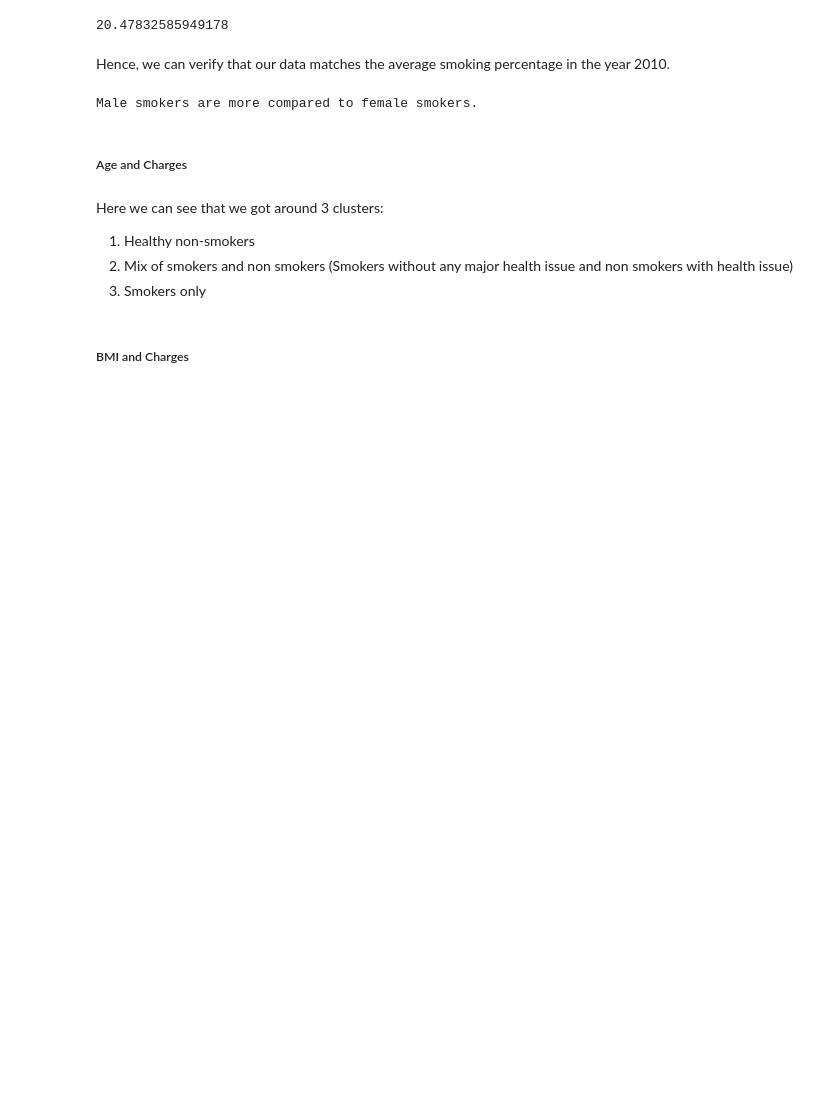
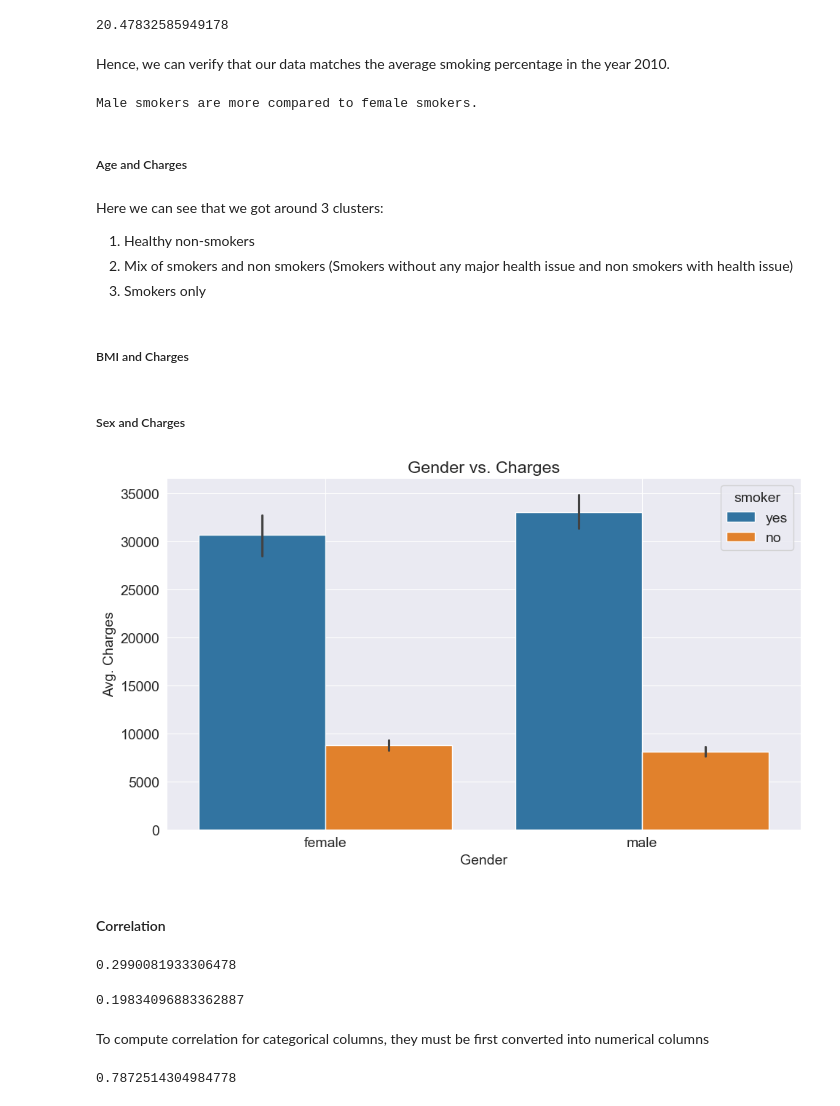
Before and after one commit to RawatRahul14/Machine-Learning-using-Python, a Jupyter notebook: 01. Linear Regression/linear_regression.ipynb, the cells around one changed output. Saved outputs shown, nothing was run; the diff lists cells and outputs as text; code cells hidden in the pictures; blank space fills up the shorter version.

```diff
--- a/01. Linear Regression/linear_regression.ipynb
+++ b/01. Linear Regression/linear_regression.ipynb
@@ -252,3 +252,42 @@ fig = px.scatter(
 
 fig.update_traces(marker_size = 5)
 fig.show()
+# %% [markdown]
+##### Sex and Charges
+# %%
+sns.barplot(data = medical_df,
+            x = "sex",
+            y = "charges",
+            hue = "smoker")
+plt.xlabel("Gender")
+plt.ylabel("Avg. Charges")
+plt.title("Gender vs. Charges")
+plt.tight_layout()
+plt.grid(True)
+plt.show()
+# %% [output]
+[figure, added]
+# %% [markdown]
+#### Correlation
+# %%
+# Age and Charges correlation
+medical_df.charges.corr(medical_df.age)
+# %% [output]
+0.2990081933306478
+# %%
+# BMI and Charges correlation
+medical_df.charges.corr(medical_df.bmi)
+# %% [output]
+0.19834096883362887
+# %% [markdown]
+To compute correlation for categorical columns, they must be first converted into numerical columns
+# %%
+smoker_value = {
+    "no": 0,
+    "yes": 1
+}
+
+smoker_numeric = medical_df.smoker.map(smoker_value)
+medical_df.charges.corr(smoker_numeric)
+# %% [output]
+0.7872514304984778
```
Also changed, not shown: parts of 83 cells of this notebook.
